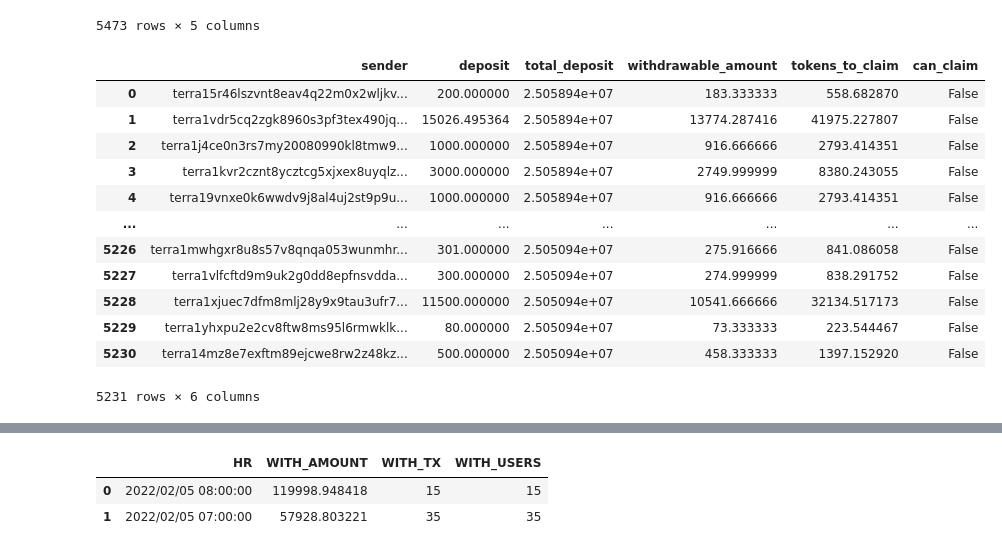
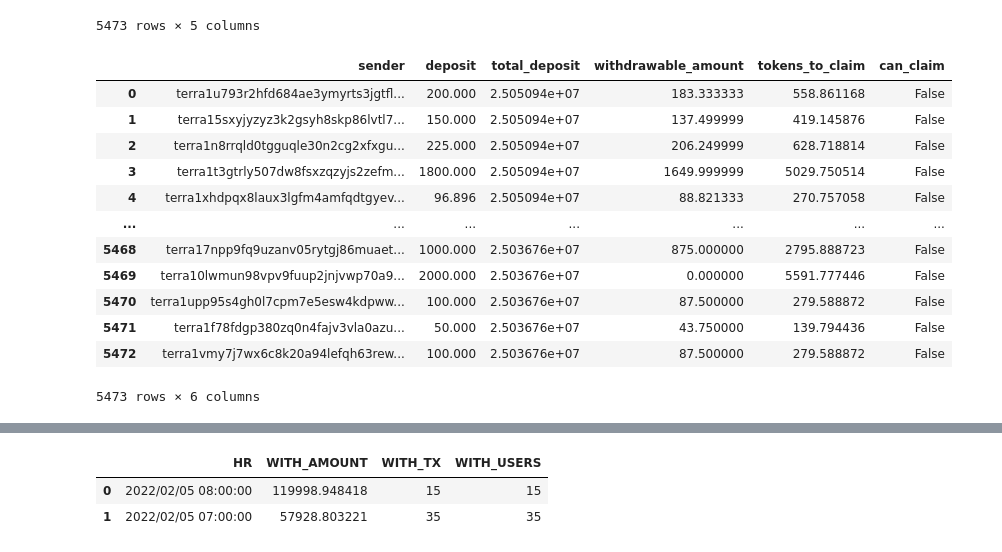
Before and after one commit to IncioMan/mars_lockdrop, a Jupyter notebook: notebook/Prism launch.ipynb, the cells around one changed output, grey strips where cells are left out. Saved outputs shown, nothing was run; the diff lists cells and outputs as text; code cells hidden in the pictures.

```diff
--- a/notebook/Prism launch.ipynb
+++ b/notebook/Prism launch.ipynb
@@ -48,22 +48,22 @@ user_stats_df
 def get_url(url):
     return pd.read_csv(url, index_col=0)
 # %%
-with_phase1 = get_url('https://raw.githubusercontent.com/IncioMan/prism_forge/p22/data/with_phase1.csv')
+with_phase1 = get_url('https://raw.githubusercontent.com/IncioMan/prism_forge/master/data/with_phase1.csv')
 with_phase1
 # %% [output]
 |  | sender | deposit | total_deposit | withdrawable_amount | tokens_to_claim | can_claim |
-| 0 | terra15r46lszvnt8eav4q22m0x2wljkv... | 200.000000 | 2.505894e+07 | 183.333333 | 558.682870 | False |
-| 1 | terra1vdr5cq2zgk8960s3pf3tex490jq... | 15026.495364 | 2.505894e+07 | 13774.287416 | 41975.227807 | False |
-| 2 | terra1j4ce0n3rs7my20080990kl8tmw9... | 1000.000000 | 2.505894e+07 | 916.666666 | 2793.414351 | False |
-| 3 | terra1kvr2cznt8ycztcg5xjxex8uyqlz... | 3000.000000 | 2.505894e+07 | 2749.999999 | 8380.243055 | False |
-| 4 | terra19vnxe0k6wwdv9j8al4uj2st9p9u... | 1000.000000 | 2.505894e+07 | 916.666666 | 2793.414351 | False |
+| 0 | terra1u793r2hfd684ae3ymyrts3jgtfl... | 200.000 | 2.505094e+07 | 183.333333 | 558.861168 | False |
+| 1 | terra15sxyjyzyz3k2gsyh8skp86lvtl7... | 150.000 | 2.505094e+07 | 137.499999 | 419.145876 | False |
+| 2 | terra1n8rrqld0tgguqle30n2cg2xfxgu... | 225.000 | 2.505094e+07 | 206.249999 | 628.718814 | False |
+| 3 | terra1t3gtrly507dw8fsxzqzyjs2zefm... | 1800.000 | 2.505094e+07 | 1649.999999 | 5029.750514 | False |
+| 4 | terra1xhdpqx8laux3lgfm4amfqdtgyev... | 96.896 | 2.505094e+07 | 88.821333 | 270.757058 | False |
 | ... | ... | ... | ... | ... | ... | ... |
-| 5226 | terra1mwhgxr8u8s57v8qnqa053wunmhr... | 301.000000 | 2.505094e+07 | 275.916666 | 841.086058 | False |
-| 5227 | terra1vlfcftd9m9uk2g0dd8epfnsvdda... | 300.000000 | 2.505094e+07 | 274.999999 | 838.291752 | False |
-| 5228 | terra1xjuec7dfm8mlj28y9x9tau3ufr7... | 11500.000000 | 2.505094e+07 | 10541.666666 | 32134.517173 | False |
-| 5229 | terra1yhxpu2e2cv8ftw8ms95l6rmwklk... | 80.000000 | 2.505094e+07 | 73.333333 | 223.544467 | False |
-| 5230 | terra14mz8e7exftm89ejcwe8rw2z48kz... | 500.000000 | 2.505094e+07 | 458.333333 | 1397.152920 | False |
+| 5468 | terra17npp9fq9uzanv05rytgj86muaet... | 1000.000 | 2.503676e+07 | 875.000000 | 2795.888723 | False |
+| 5469 | terra10lwmun98vpv9fuup2jnjvwp70a9... | 2000.000 | 2.503676e+07 | 0.000000 | 5591.777446 | False |
+| 5470 | terra1upp95s4gh0l7cpm7e5esw4kdpww... | 100.000 | 2.503676e+07 | 87.500000 | 279.588872 | False |
+| 5471 | terra1f78fdgp380zq0n4fajv3vla0azu... | 50.000 | 2.503676e+07 | 43.750000 | 139.794436 | False |
+| 5472 | terra1vmy7j7wx6c8k20a94lefqh63rew... | 100.000 | 2.503676e+07 | 87.500000 | 279.588872 | False |
-5231 rows × 6 columns
+5473 rows × 6 columns
 # %%
 p2_users_df = claim(p2_users, cols_claim)
 p2_hourly_df = claim(p2_hourly, cols_claim)
```
Also changed, not shown: parts of 18 cells of this notebook, 1 other file.
